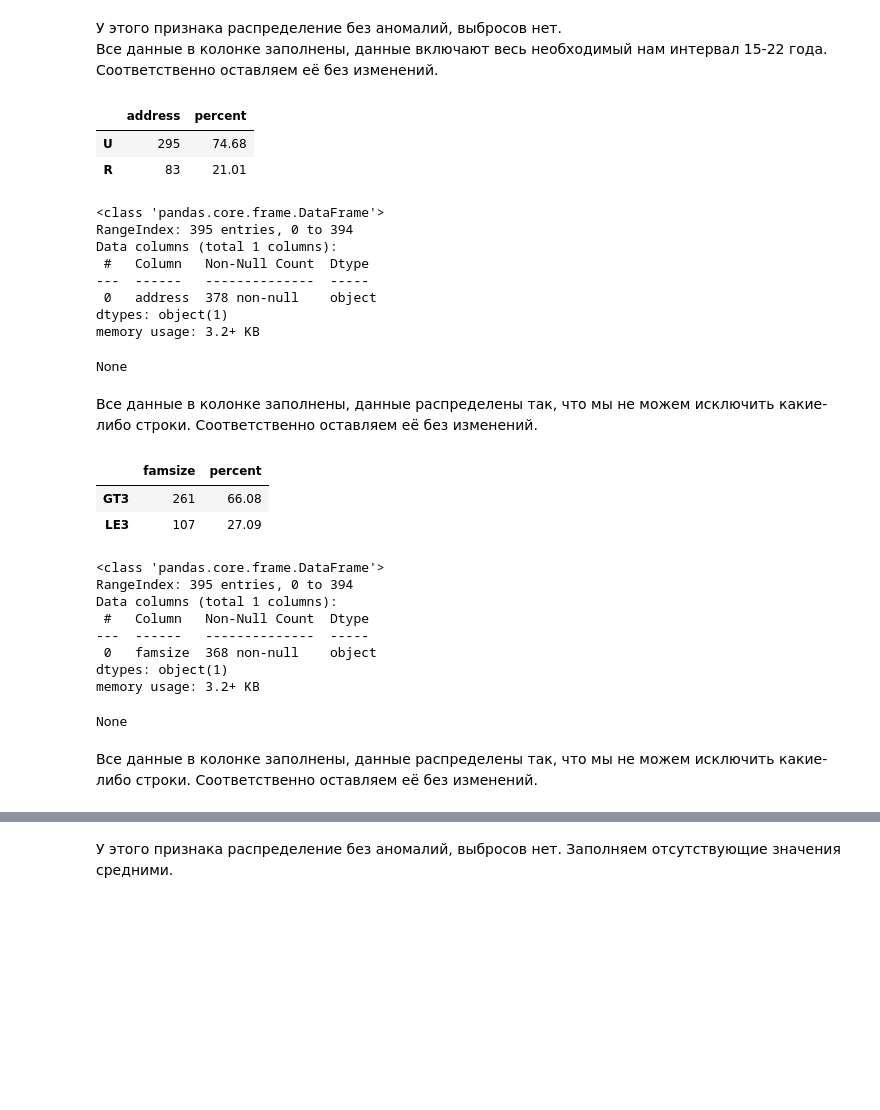
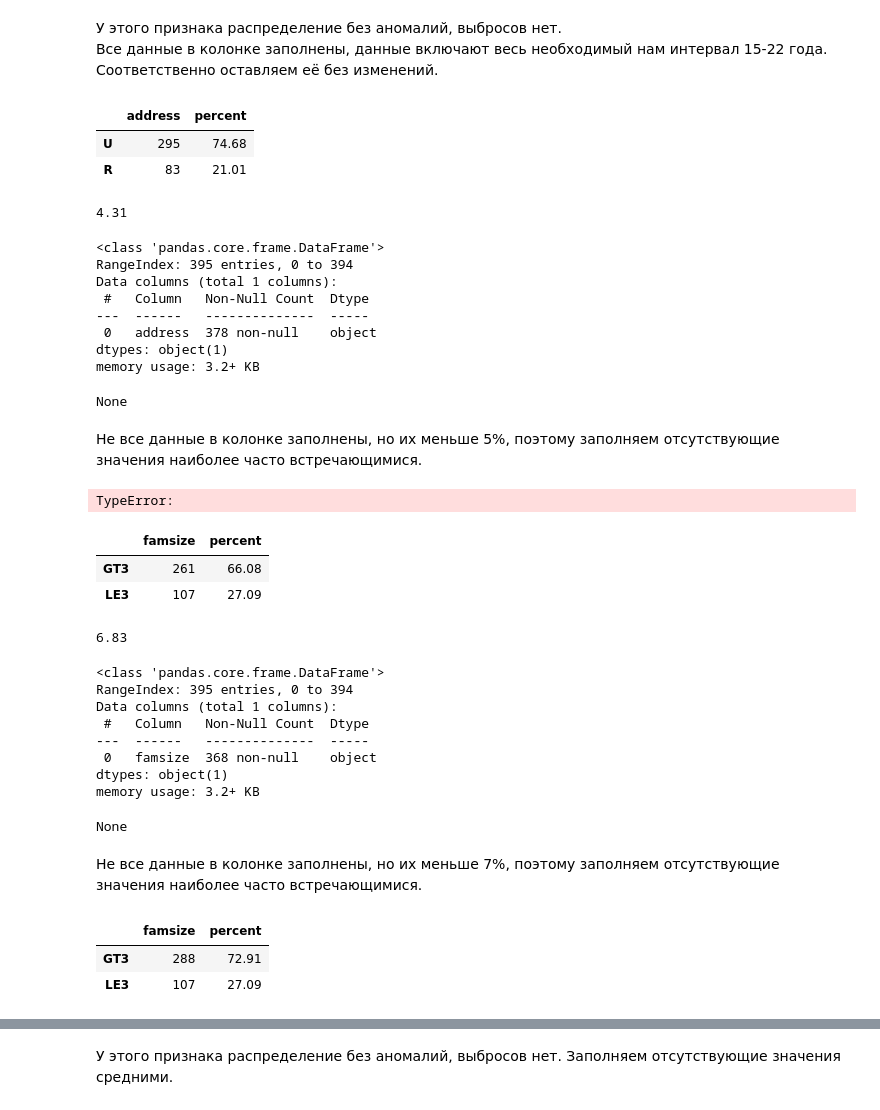
Before and after one commit to lermontoff123/Projekts, a Jupyter notebook: 3. Analyst/Analys.ipynb, the cells around one changed output, grey strips where cells are left out. Saved outputs shown, nothing was run; the diff lists cells and outputs as text; code cells hidden in the pictures; blank space fills up the shorter version.

```diff
--- a/3. Analyst/Analys.ipynb
+++ b/3. Analyst/Analys.ipynb
@@ -189,47 +227,67 @@ memory usage: 3.2 KB
 У этого признака распределение без аномалий, выбросов нет.
 Все данные в колонке заполнены, данные включают весь необходимый нам интервал 15-22 года. Соответственно оставляем её без изменений.
 # %%
-# изучим данные address
+# изучим данные address (address - тип адреса ученика (U - городской, R - за городом))
 a3 = pd.DataFrame(stud.address.value_counts())
 a3['percent'] = round((a3.address * 100 / len(stud)), 2)
-display(a3)
+display(a3, round((100 - a3.percent.sum()), 2))
 b3 = stud.loc[:, ['address']].info()
 display(b3)
 # %% [output]
 |  | address | percent |
 | U | 295 | 74.68 |
 | R | 83 | 21.01 |
-<class 'pandas.core.frame.DataFrame'>
-RangeIndex: 395 entries, 0 to 394
-Data columns (total 1 columns):
- #   Column   Non-Null Count  Dtype
----  ------   --------------  -----
- 0   address  378 non-null    object
-dtypes: object(1)
-memory usage: 3.2+ KB
+4.31
-None
+<class 'pandas.core.frame.DataFrame'>
+RangeIndex: 395 entries, 0 to 394
+Data columns (total 1 columns):
+ #   Column   Non-Null Count  Dtype
+---  ------   --------------  -----
+ 0   address  378 non-null    object
+dtypes: object(1)
+memory usage: 3.2+ KB
+None
 # %% [markdown]
-Все данные в колонке заполнены, данные распределены так, что мы не можем исключить какие- либо строки. Соответственно оставляем её без изменений.
+Не все данные в колонке заполнены, но их меньше 5%, поэтому заполняем отсутствующие значения наиболее часто встречающимися.
+# %%
+# Заменим None на U
+objekt(stud, 'address')
+a3 = pd.DataFrame(stud.address.value_counts())
+a3['percent'] = round((a3.address * 100 / len(stud)), 2)
+display(a3)
+# %% [output]
+TypeError:
 # %%
-# изучим данные famsize
+# изучим данные famsize (famsize - размер семьи (LE3 <= 3, GE3 >3))
 a4 = pd.DataFrame(stud.famsize.value_counts())
 a4['percent'] = round((a4.famsize * 100 / len(stud)), 2)
-display(a4)
+display(a4, round((100 - a4.percent.sum()), 2))
 b4 = stud.loc[:, ['famsize']].info()
 display(b4)
 # %% [output]
 |  | famsize | percent |
 | GT3 | 261 | 66.08 |
 | LE3 | 107 | 27.09 |
-<class 'pandas.core.frame.DataFrame'>
-RangeIndex: 395 entries, 0 to 394
-Data columns (total 1 columns):
- #   Column   Non-Null Count  Dtype
----  ------   --------------  -----
- 0   famsize  368 non-null    object
-dtypes: object(1)
-memory usage: 3.2+ KB
+6.83
-None
+<class 'pandas.core.frame.DataFrame'>
+RangeIndex: 395 entries, 0 to 394
+Data columns (total 1 columns):
+ #   Column   Non-Null Count  Dtype
+---  ------   --------------  -----
+ 0   famsize  368 non-null    object
+dtypes: object(1)
+memory usage: 3.2+ KB
+None
 # %% [markdown]
-Все данные в колонке заполнены, данные распределены так, что мы не можем исключить какие- либо строки. Соответственно оставляем её без изменений.
+Не все данные в колонке заполнены, но их меньше 7%, поэтому заполняем отсутствующие значения наиболее часто встречающимися.
+# %%
+# Заменим None на GT3
+stud.famsize = stud.famsize.apply(lambda x: 'GT3' if pd.isnull(x) else 'GT3' if x =='nan' else x)
+a4 = pd.DataFrame(stud.famsize.value_counts())
+a4['percent'] = round((a4.famsize * 100 / len(stud)), 2)
+display(a4)
+# %% [output]
+|  | famsize | percent |
+| GT3 | 288 | 72.91 |
+| LE3 | 107 | 27.09 |
 # %%
```
Also changed, not shown: parts of 18 cells of this notebook.
